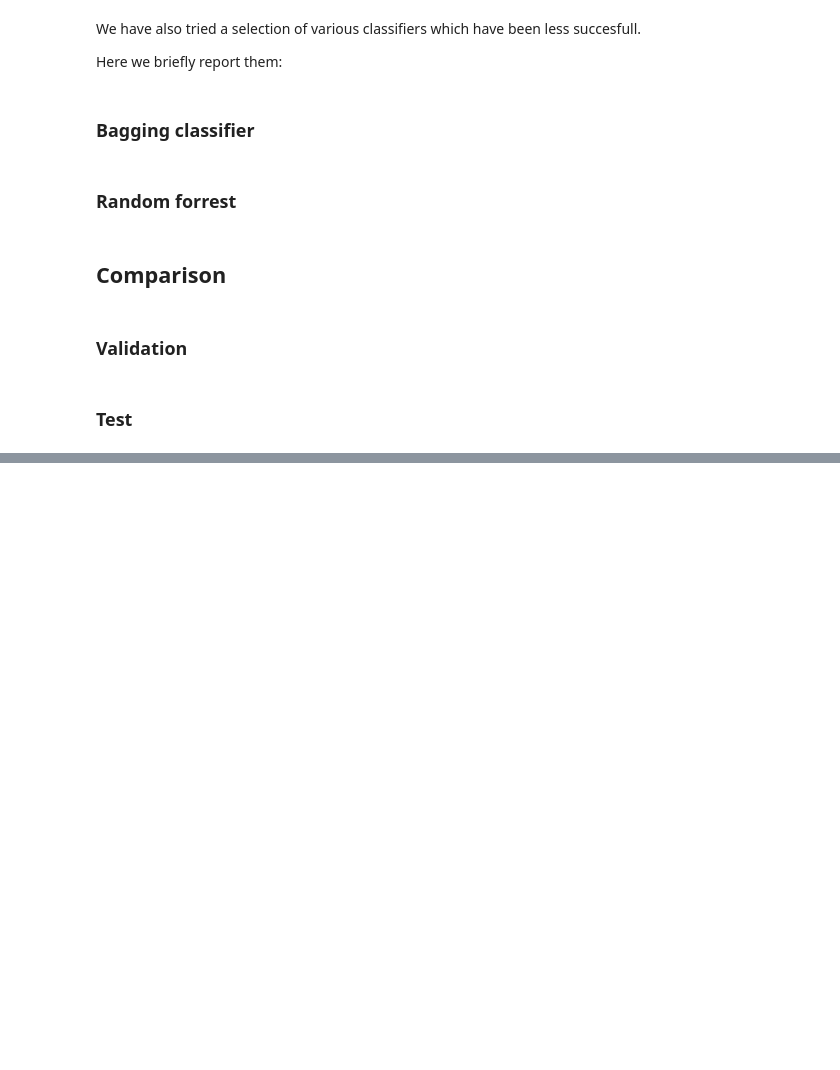
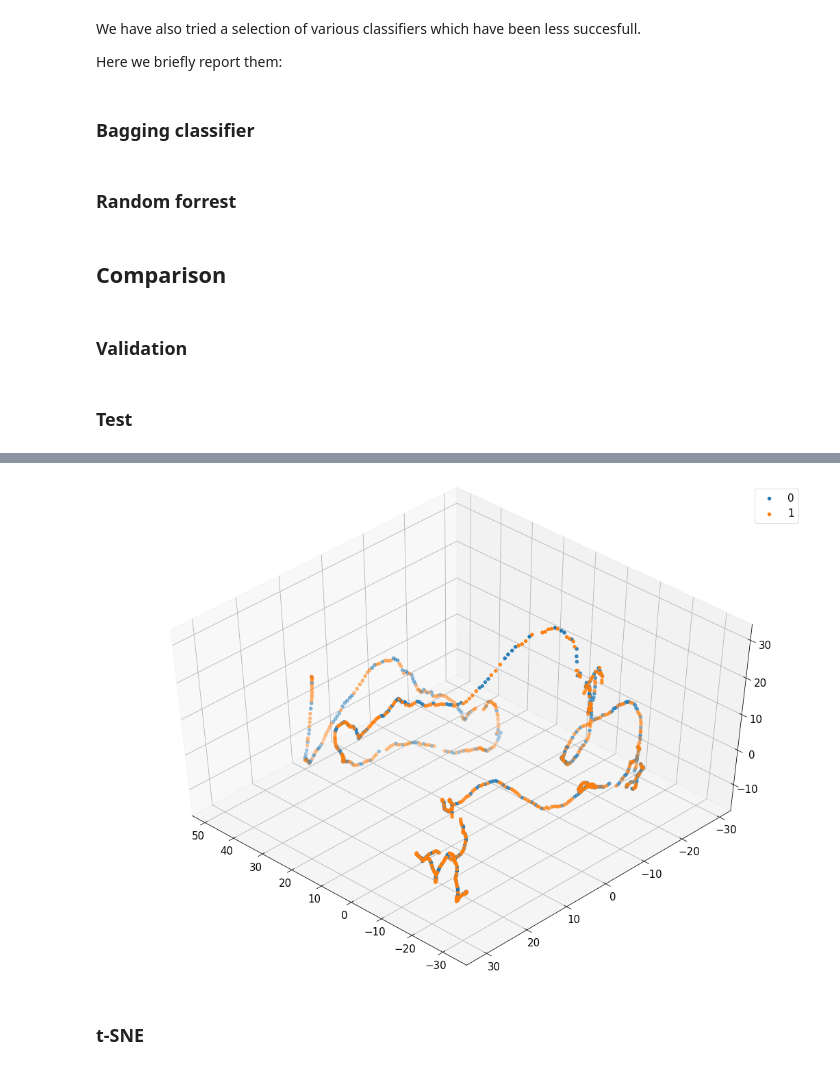
Before and after one commit to matteobettini/Stock-Market-Prediction-2020, a Jupyter notebook: notebooks/FInal assignment.ipynb, the cells around one changed output, grey strips where cells are left out. Cells and saved outputs as stored; diff of their text form; code cells hidden in the pictures; blank space fills up the shorter version.

```diff
--- a/notebooks/FInal assignment.ipynb
+++ b/notebooks/FInal assignment.ipynb
@@ -1628,0 +1816,18 @@ plt.legend()
+# %%
+from mpl_toolkits.mplot3d import Axes3D
+
+fig = plt.figure(1)
+plt.clf()
+ax = Axes3D(fig, rect=[0, 0, .95, 1], elev=48, azim=134)
+
+p1,p2, p3 = pca_result[:,0], pca_result[:,1], pca_result[:,2]
+
+plt.cla()
+for lvl in set(nasdaq_train_y):
+    i = (nasdaq_train_y == lvl)
+    ax.scatter(p1[i], p2[i], p3[i], label=lvl)
+    ax.legend()
+# %% [output]
+[figure, added]
+# %% [markdown]
+### t-SNE
```
Also changed, not shown: parts of 119 cells of this notebook.
